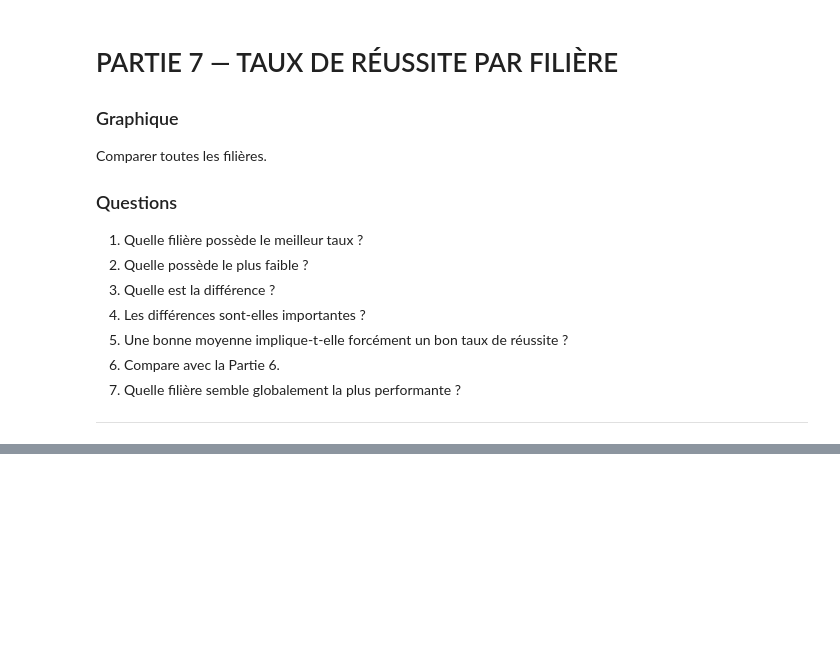
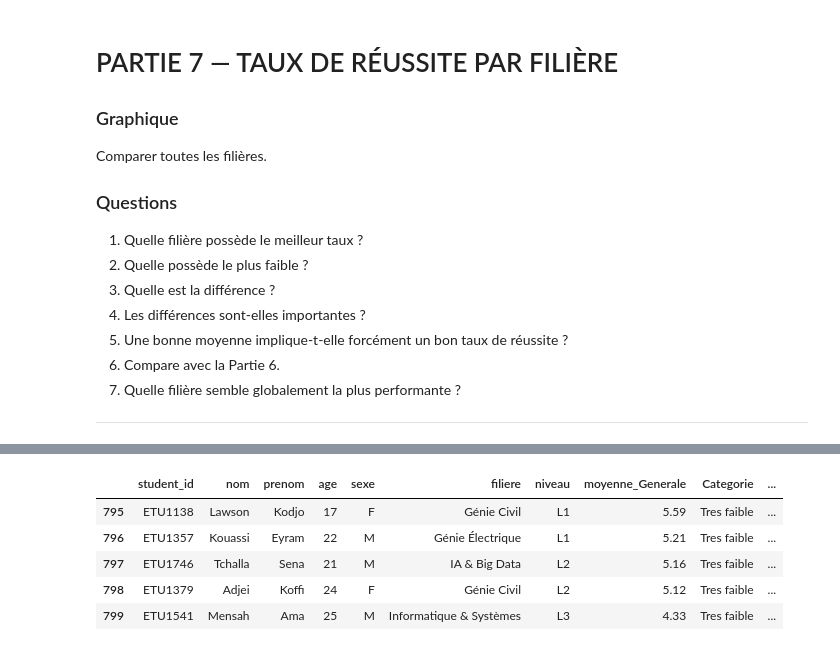
Before and after one commit to SAKPANI/Formation-Data_Science-et-Machine-Learning, a Jupyter notebook: PROJETS/Projet_Final_Matplotlib_Seaborn_Consignes/Visualisation.ipynb, the cells around one changed output, grey strips where cells are left out. Cells and saved outputs as stored; diff of their text form; code cells hidden in the pictures; blank space fills up the shorter version.

```diff
--- a/PROJETS/Projet_Final_Matplotlib_Seaborn_Consignes/Visualisation.ipynb
+++ b/PROJETS/Projet_Final_Matplotlib_Seaborn_Consignes/Visualisation.ipynb
@@ -534,0 +548,9 @@ NameError: name 'moyenne_Generale' is not defined
+# %%
+data.tail()
+# %% [output]
+|  | student_id | nom | prenom | age | sexe | filiere | niveau | moyenne_Generale | Categorie | ... |
+| 795 | ETU1138 | Lawson | Kodjo | 17 | F | Génie Civil | L1 | 5.59 | Tres faible | ... |
+| 796 | ETU1357 | Kouassi | Eyram | 22 | M | Génie Électrique | L1 | 5.21 | Tres faible | ... |
+| 797 | ETU1746 | Tchalla | Sena | 21 | M | IA & Big Data | L2 | 5.16 | Tres faible | ... |
+| 798 | ETU1379 | Adjei | Koffi | 24 | F | Génie Civil | L2 | 5.12 | Tres faible | ... |
+| 799 | ETU1541 | Mensah | Ama | 25 | M | Informatique & Systèmes | L3 | 4.33 | Tres faible | ... |
```
Also changed, not shown: parts of 5 cells of this notebook.
